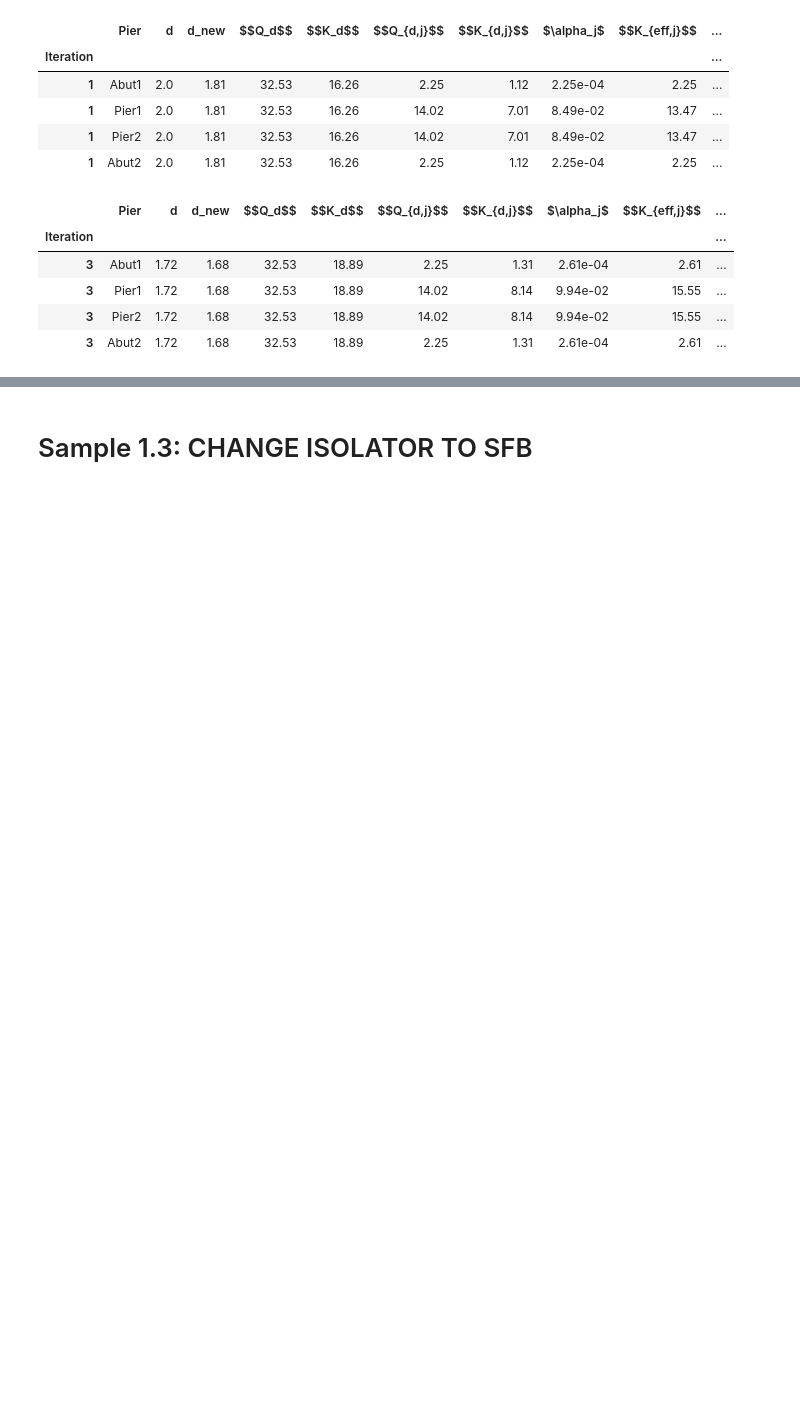
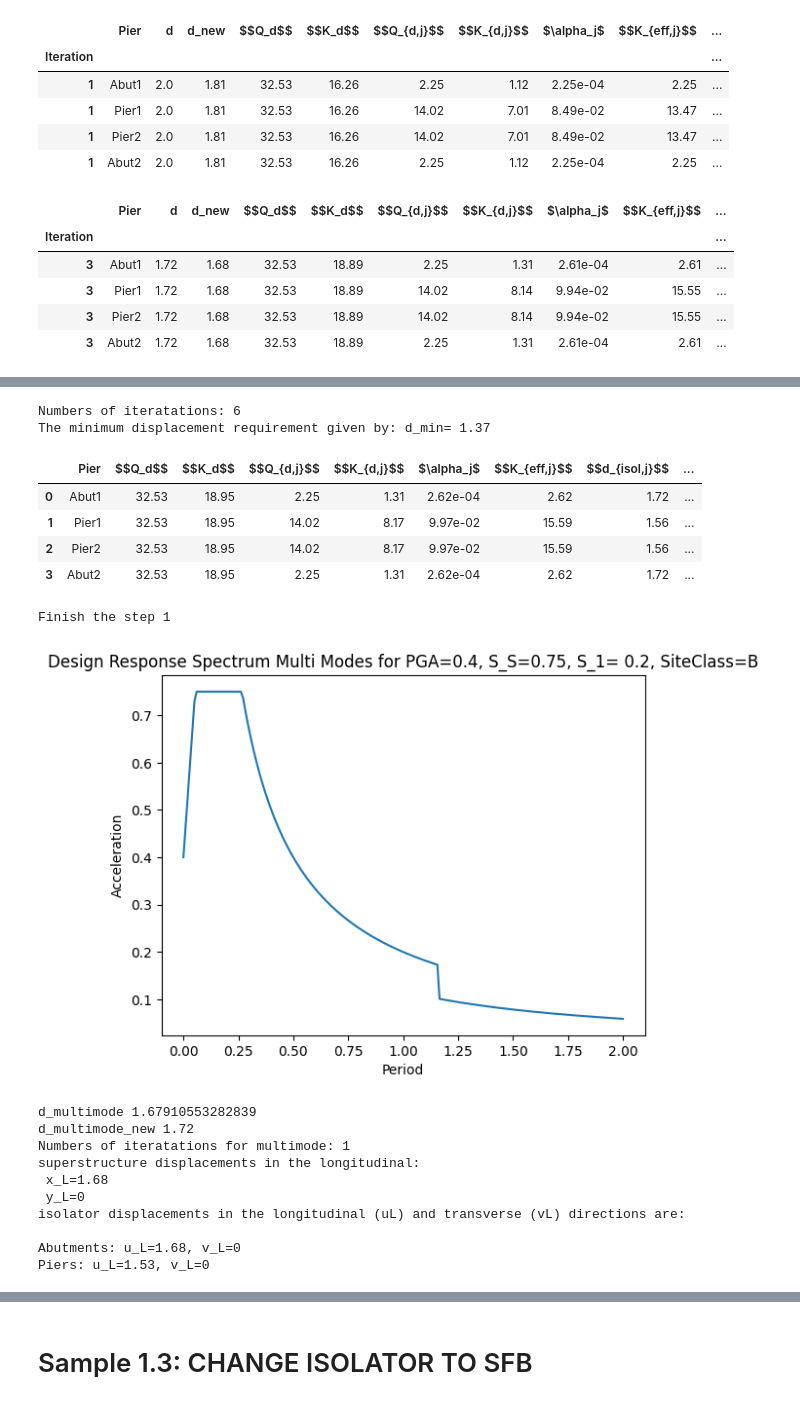
Before and after one commit to CFCSL/BASE-ISOLATION, a Jupyter notebook: Samples.ipynb, the cells around one changed output, grey strips where cells are left out. Cells and saved outputs as stored; diff of their text form; code cells hidden in the pictures; blank space fills up the shorter version.

```diff
--- a/Samples.ipynb
+++ b/Samples.ipynb
@@ -53,3 +53,6 @@ df_conv
 | 3 | Pier1 | 1.72 | 1.68 | 32.53 | 18.89 | 14.02 | 8.14 | 9.94e-02 | 15.55 | ... |
 | 3 | Pier2 | 1.72 | 1.68 | 32.53 | 18.89 | 14.02 | 8.14 | 9.94e-02 | 15.55 | ... |
 | 3 | Abut2 | 1.72 | 1.68 | 32.53 | 18.89 | 2.25 | 1.31 | 2.61e-04 | 2.61 | ... |
+# %%
+data_multimode=Multimode(m,n,n_c,W_SS, W_PP,W,K_sub,angle_skew,PGA, S_1,S_S, SiteClass,q,k,tol,T_max, Isolator_Type,latex_format=True)
+# %% [output]
@@ -55,0 +60,19 @@ df_conv
+Numbers of iteratations: 6
+The minimum displacement requirement given by: d_min= 1.37
+|  | Pier | $$Q_d$$ | $$K_d$$ | $$Q_{d,j}$$ | $$K_{d,j}$$ | $\alpha_j$ | $$K_{eff,j}$$ | $$d_{isol,j}$$ | ... |
+| 0 | Abut1 | 32.53 | 18.95 | 2.25 | 1.31 | 2.62e-04 | 2.62 | 1.72 | ... |
+| 1 | Pier1 | 32.53 | 18.95 | 14.02 | 8.17 | 9.97e-02 | 15.59 | 1.56 | ... |
+| 2 | Pier2 | 32.53 | 18.95 | 14.02 | 8.17 | 9.97e-02 | 15.59 | 1.56 | ... |
+| 3 | Abut2 | 32.53 | 18.95 | 2.25 | 1.31 | 2.62e-04 | 2.62 | 1.72 | ... |
+Finish the step 1
+[figure, added]
+d_multimode 1.67910553282839
+d_multimode_new 1.72
+Numbers of iteratations for multimode: 1
+superstructure displacements in the longitudinal:
+ x_L=1.68
+ y_L=0
+isolator displacements in the longitudinal (uL) and transverse (vL) directions are:
+
+Abutments: u_L=1.68, v_L=0
+Piers: u_L=1.53, v_L=0
```
Also changed, not shown: parts of 10 cells of this notebook, 1 other file.
